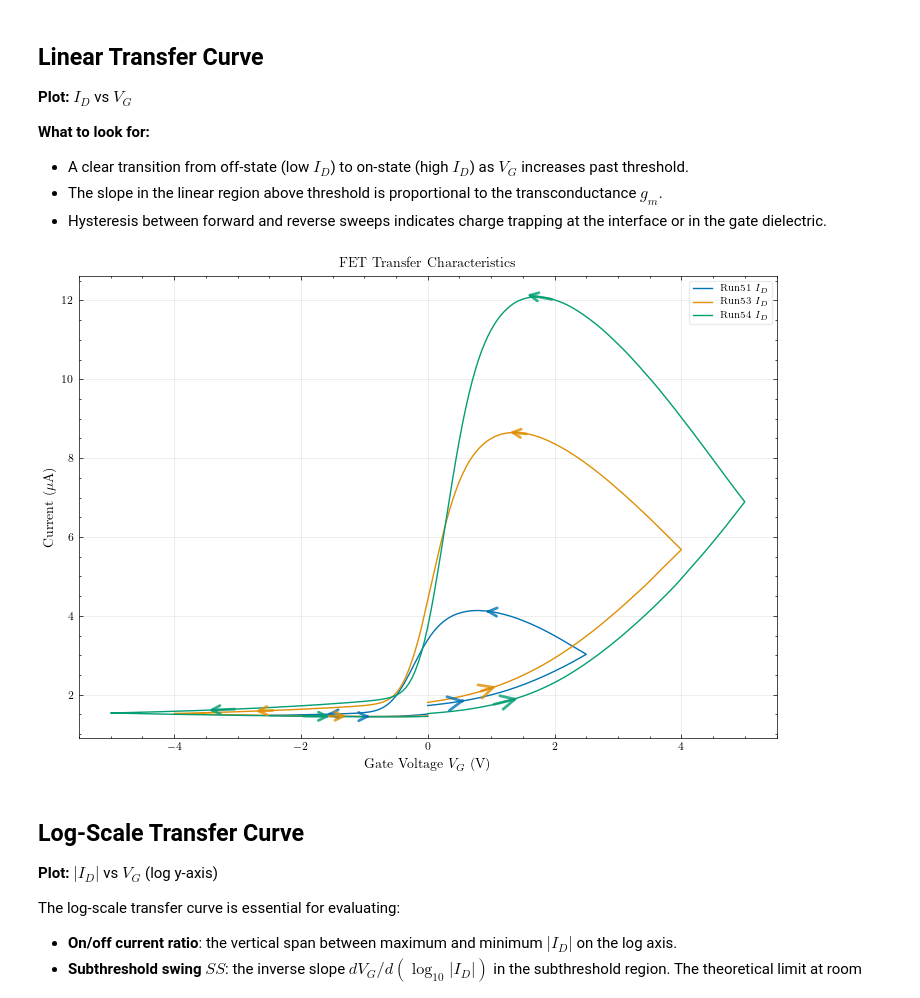
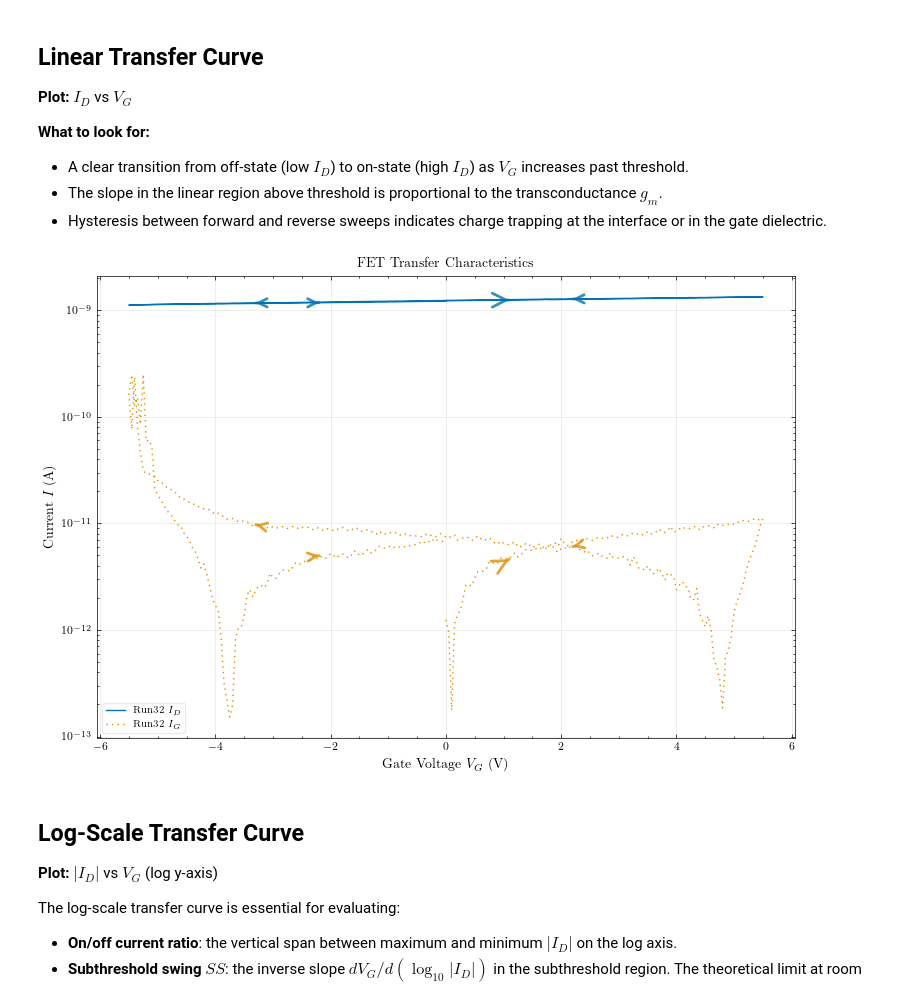
Before and after one commit to hc3413/Thin_Film_Analysis, a Jupyter notebook: SMU_Analysis_3T.ipynb, the cells around one changed output. Drawn from its saved outputs; the diff is of its cells as text; code cells hidden in the pictures.

```diff
--- a/SMU_Analysis_3T.ipynb
+++ b/SMU_Analysis_3T.ipynb
@@ -26,18 +26,23 @@ root_SMU_DR009 = '/Users/horatiocox/Desktop/RUG_postdoc/Experiments/Keithley/DR0
 root_SMU_EM025 = '/Users/horatiocox/Desktop/RUG_postdoc/Experiments/Keithley/EM025'
 root_SMU_EM026 = '/Users/horatiocox/Desktop/RUG_postdoc/Experiments/Keithley/EM026'
 
+root_SMU_SM04 = '/Users/horatiocox/Desktop/RUG_postdoc/Experiments/Keithley/SM04/Data'
+output_SMU_SM04 = '/Users/horatiocox/Desktop/RUG_postdoc/Experiments/Keithley/SM04/Output'
+
+root_SMU_SM06 = '/Users/horatiocox/Desktop/RUG_postdoc/Experiments/Keithley/SM06/Data'
+output_SMU_SM06 = '/Users/horatiocox/Desktop/RUG_postdoc/Experiments/Keithley/SM06/Output'
+
+
 #Define the output directory
 output_SMU = root_SMU_EM026 + '/Output'  # Output directory for DR009 data; adjust if needed
 
 ### Plotting and Output Variables
 export_data = False # set to True to export the data to a powerpoint presentation and as svg files and export to path_out
-fig_format = 'tiff' # format of the figure to be saved
+fig_format = 'svg' # format of the figure to be saved
 
-powerpoint_string = 'DR009_FET' # string to be added to the powerpoint file name
+powerpoint_string = 'ALD_FeFET' # string to be added to the powerpoint file name
 
 plot_transparency = True # set to True to make the data plots transparent
 
 # Custom plot style settings with small markersize
 fig_size = set_plot_style(export_data=export_data, use_tex=True, markersize=0.1)
-
-print("SMU 3T analysis functions loaded!")
@@ -48,11 +51,17 @@ SMU 3T analysis functions loaded!
 print("Loading 3T FET data...")
 
 smu_DR009 = SMU(root_SMU_EM026)
+smu_SM04 = SMU(root_SMU_SM04)
+smu_SM06 = SMU(root_SMU_SM06)
 
 
 # Display available IV3T runs
-print(f"\nAvailable IV3T run numbers: {smu_DR009.iv3T_run_nums}")
-print(f"Number of IV3T files: {len(smu_DR009.iv3T_data)}")
+print(f"\nAvailable IV3T run numbers in DR009: {smu_DR009.iv3T_run_nums}")
+print(f"Number of IV3T files in DR009: {len(smu_DR009.iv3T_data)}")
+print(f"\nAvailable IV3T run numbers in SM04: {smu_SM04.iv3T_run_nums}")
+print(f"Number of IV3T files in SM04: {len(smu_SM04.iv3T_data)}")
+print(f"\nAvailable IV3T run numbers in SM06 : {smu_SM06.iv3T_run_nums}")
+print(f"Number of IV3T files in SM06: {len(smu_SM06.iv3T_data)}")
 
 # Show sample data structure
 if smu_DR009.iv3T_data:
@@ -131,21 +140,26 @@ The transfer characteristic is the defining measurement of a field-effect transi
 # %%
 ## Linear Transfer Curve — Drain Current
 
 selected_runs =  [51, 53, 54]#[42, 43, 44, 45, 46, 47, 48, 49] #[39, 40, 41, ]#smu_DR009.iv3T_run_nums  # Plot all runs, or select specific ones e.g. [34, 35]
-#selected_runs = [64, 68, 72, 74,75, 76, 77]
+#selected_runs = [58,70,71...] # SM04: 50 onwards is vac anneal - 70 is O anneal start
 
-fig_transfer = plot_IV_3T([smu_DR009], run_nums=selected_runs,
+#[60,61,62,63,64,65] 58
+
+fig_transfer = plot_IV_3T([smu_SM06],
+                          run_nums=[32], #84, 85, 86, 96,97,98,99
                           x_terminal='gate',
-                          terminal_display=['drain'],  # standard: just Id
-                          plot_mode='linear',
+                          terminal_display=['drain', 'gate'],  # 'gate', 'drain', or 'source'
+                          plot_mode='log',
                           plot_arrows=True,
                           #line_width=0.6,
                           #markersize=0.9,
                           fig_format=fig_format,
-                          export_data=False, output_SMU=output_SMU,
+                          fig_name = 'test',
+                          export_data=False,
+                          output_SMU=output_SMU_SM06,
                           plot_transparency=plot_transparency)
 # %% [output]
-[figure, old version]
+[figure, new version]
 # %% [markdown]
 ## Log-Scale Transfer Curve
 
```
Also changed, not shown: parts of 11 cells of this notebook, 4 other files.
